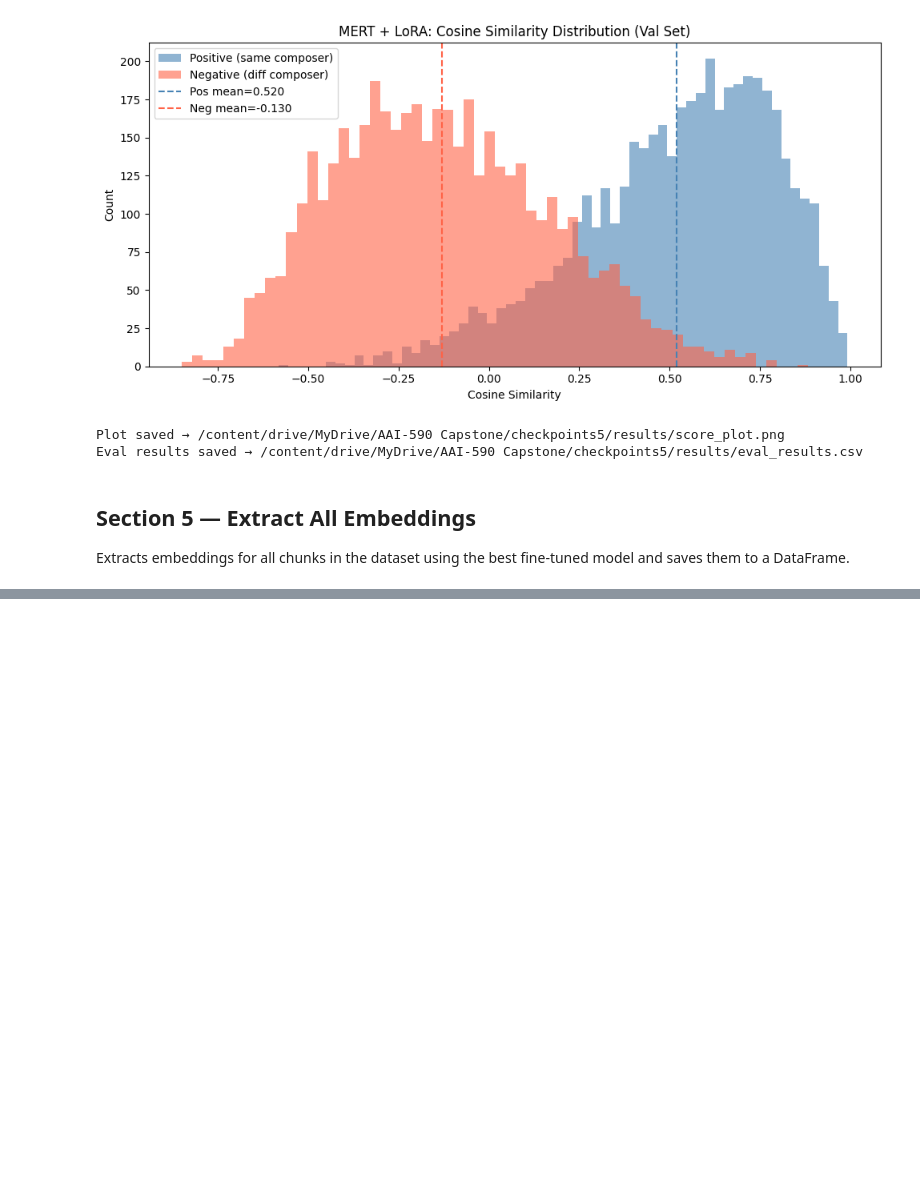
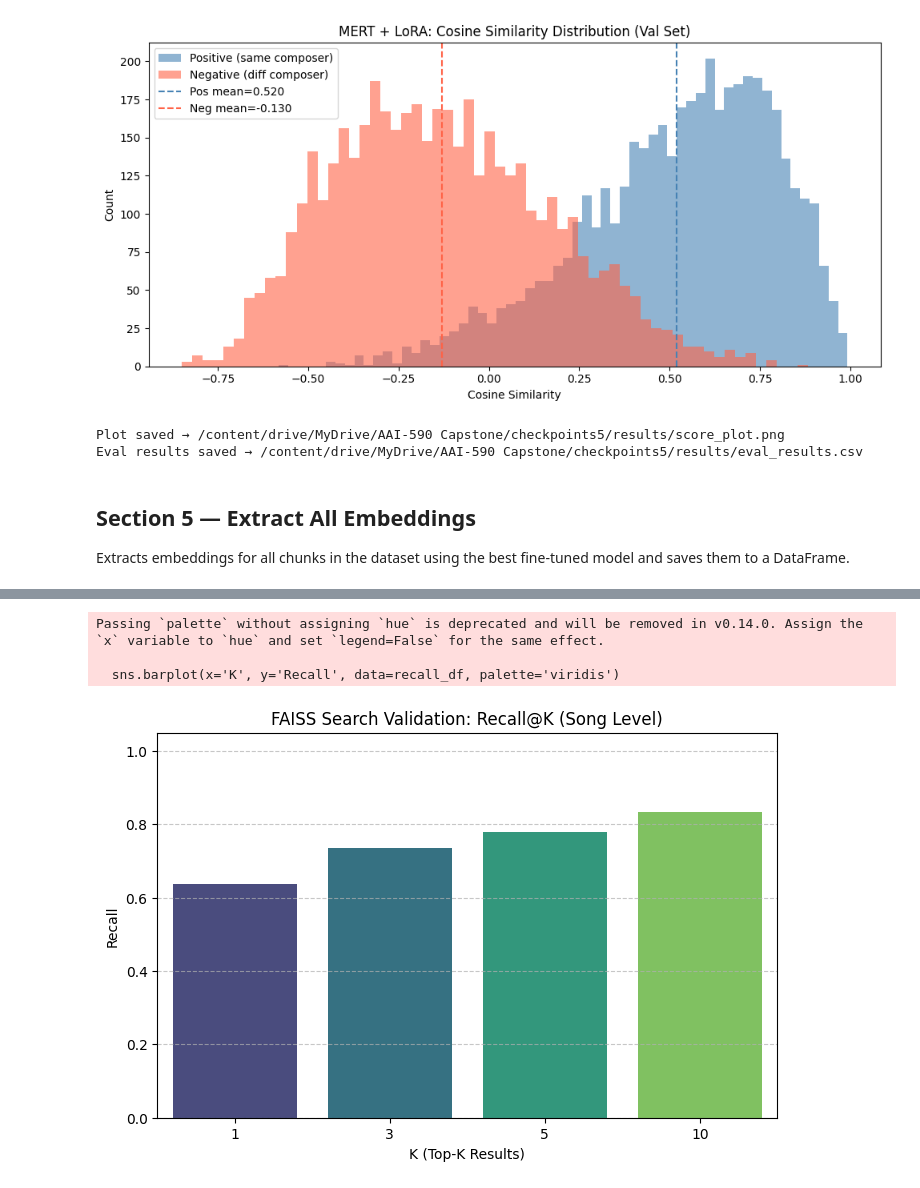
Before and after one commit to mperumal-usd/capstone_team_3, a Jupyter notebook: notebooks/COLAB_MERT_Finetune_v5.ipynb, the cells around one changed output, grey strips where cells are left out. Drawn from its saved outputs; the diff is of its cells as text; code cells hidden in the pictures; blank space fills up the shorter version.

```diff
--- a/notebooks/COLAB_MERT_Finetune_v5.ipynb
+++ b/notebooks/COLAB_MERT_Finetune_v5.ipynb
@@ -724,0 +819,31 @@ display(all_embeddings_df.head())
+# %%
+# 4. Calculate Recall@K
+print("\n--- Calculating Recall@K on Validation Set ---")
+max_k = 10
+D_val, I_val = index.search(val_embs, max_k)
+
+recall_at_k = {1: 0, 3: 0, 5: 0, 10: 0}
+
+for i in range(len(val_df)):
+    query_filename = val_df.iloc[i]['filename']
+    # Extract song name by stripping the chunk suffix (e.g. 'bach_847_chunk_1.wav' -> 'bach_847')
+    query_song = query_filename.rsplit('_chunk_', 1)[0]
+
+    # Get the filenames of the top K results
+    match_filenames = train_df.iloc[I_val[i]]['filename'].values
+    match_songs = [f.rsplit('_chunk_', 1)[0] for f in match_filenames]
+
+    for k in recall_at_k.keys():
+        # A match is successful if the SAME song is found in the top K
+        if query_song in match_songs[:k]:
+            recall_at_k[k] += 1
+
+# 5. Display Results
+results_data = []
+for k, count in recall_at_k.items():
+    recall = count / len(val_df)
+    results_data.append({"K": k, "Recall": recall})
+    print(f"Recall@{k:02d}: {recall:.4f}")
+
+recall_df = pd.DataFrame(results_data)
+display(recall_df)
@@ -724,0 +861,16 @@ display(all_embeddings_df.head())
+# %%
+# 6. Plot the Recall@K results
+plt.figure(figsize=(8, 5))
+sns.barplot(x='K', y='Recall', data=recall_df, palette='viridis')
+
+plt.title('FAISS Search Validation: Recall@K (Song Level)')
+plt.xlabel('K (Top-K Results)')
+plt.ylabel('Recall')
+plt.ylim(0, 1.05)
+plt.grid(axis='y', linestyle='--', alpha=0.7)
+plt.show()
+# %% [output]
+Passing `palette` without assigning `hue` is deprecated and will be removed in v0.14.0. Assign the `x` variable to `hue` and set `legend=False` for the same effect.
+
+  sns.barplot(x='K', y='Recall', data=recall_df, palette='viridis')
+[figure, added]
```
Also changed, not shown: parts of 26 cells of this notebook.
